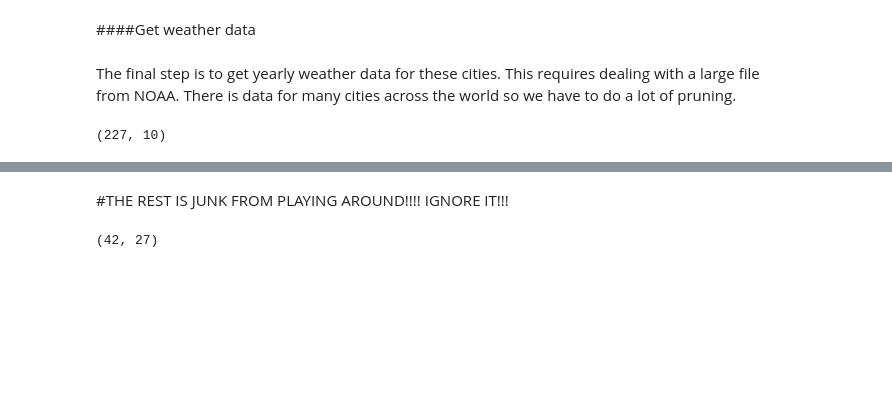
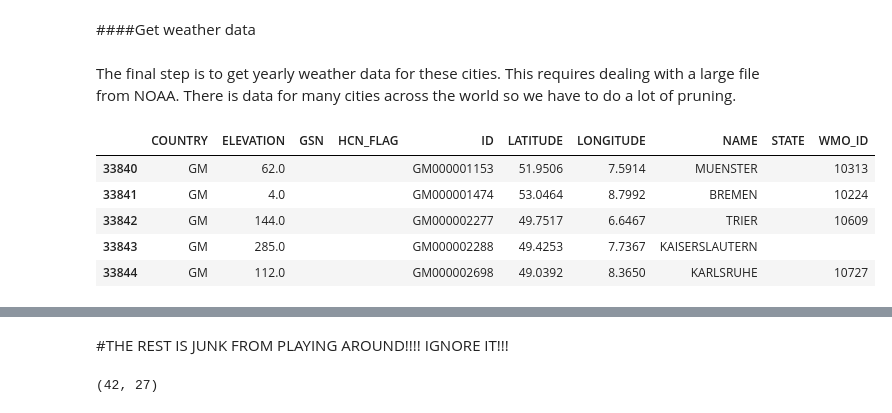
Before and after one commit to mchaffin17/AirPollutionFinalProject, a Jupyter notebook: DataCollection&Cleaning.ipynb, the cells around one changed output, grey strips where cells are left out. Cells and saved outputs as stored; diff of their text form; code cells hidden in the pictures; blank space fills up the shorter version.

```diff
--- a/DataCollection&Cleaning.ipynb
+++ b/DataCollection&Cleaning.ipynb
@@ -938,8 +938,14 @@ for i,city in enumerate(listocities):
         listocities[i]='Radebeul'
 # %%
 #Scrape wikipedia for density stats
+#and latitude and longitude
+import itertools
 densedict = {}
+latdict = {}
+longdict = {}
 for city in listocities:
+    latdict[city] = 0
+    longdict[city] = 0
     print city
     dense=0
     citypage=requests.get("https://en.wikipedia.org/wiki/"+city)
@@ -967,6 +973,40 @@ for city in listocities:
                 densedict[city]=dense
                 print city, dense
             break
+        for row in rows:
+            if row.find_all('td'):
+                a = row.find_all('td')
+                for i in a:
+                    match = re.search(r'Coordinates: (.*)',i.get_text())
+                    if match:
+                        coords = match.group().split(' ')
+                        coordslat = [x.split(u'\xb0') for x in coords][1]
+                        coordslong = [x.split(u'\xb0') for x in coords][2]
+                        coordslat = [x.split(u'\u2032') for x in coordslat]
+                        coordslong = [x.split(u'\u2032') for x in coordslong]
+                        coordslat = list(itertools.chain(*coordslat))
+                        coordslong = list(itertools.chain(*coordslong))
+                        coordslat = [x.split(u'\u2033') for x in coordslat]
+                        coordslong = [x.split(u'\u2033') for x in coordslong]
+                        coordslat = [y[0] for y in coordslat]
+                        coordslong = [y[0] for y in coordslong]
+                        first = int(coordslat[0])
+                        second = float(coordslat[1])/60
+                        try:
+                            third = float(coordslat[2])/3600
+                        except:
+                            third = 0
+                            pass
+                        latdict[city] = first + second + third
+                        first = int(coordslong[0])
+                        second = float(coordslong[1])/60
+                        try:
+                            third = float(coordslong[2])/3600
+                        except:
+                            third = 0
+                            pass
+                        longdict[city] = first + second + third
+                    break
     time.sleep(1)
 # %% [output]
 Radebeul
@@ -1069,6 +1128,11 @@ stationdf=pd.DataFrame(frameDict)
 #Filter to German only
 stationdf= stationdf[stationdf['COUNTRY']=="GM"]
 # %%
-stationdf.shape
+stationdf.head()
 # %% [output]
-(227, 10)
+|  | COUNTRY | ELEVATION | GSN | HCN_FLAG | ID | LATITUDE | LONGITUDE | NAME | STATE | WMO_ID |
+| 33840 | GM | 62.0 |  |  | GM000001153 | 51.9506 | 7.5914 | MUENSTER |  | 10313 |
+| 33841 | GM | 4.0 |  |  | GM000001474 | 53.0464 | 8.7992 | BREMEN |  | 10224 |
+| 33842 | GM | 144.0 |  |  | GM000002277 | 49.7517 | 6.6467 | TRIER |  | 10609 |
+| 33843 | GM | 285.0 |  |  | GM000002288 | 49.4253 | 7.7367 | KAISERSLAUTERN |  |  |
+| 33844 | GM | 112.0 |  |  | GM000002698 | 49.0392 | 8.3650 | KARLSRUHE |  | 10727 |
```
Also changed, not shown: parts of 32 cells of this notebook, 2 other files.
